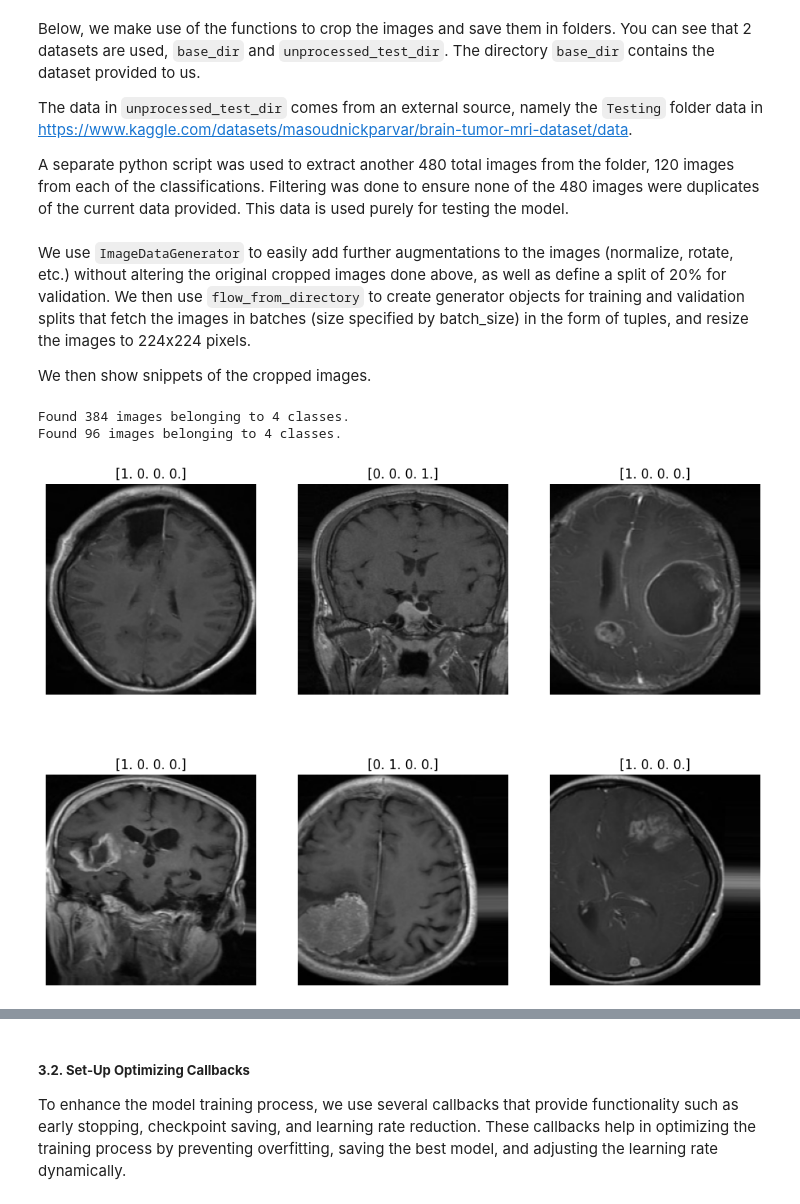
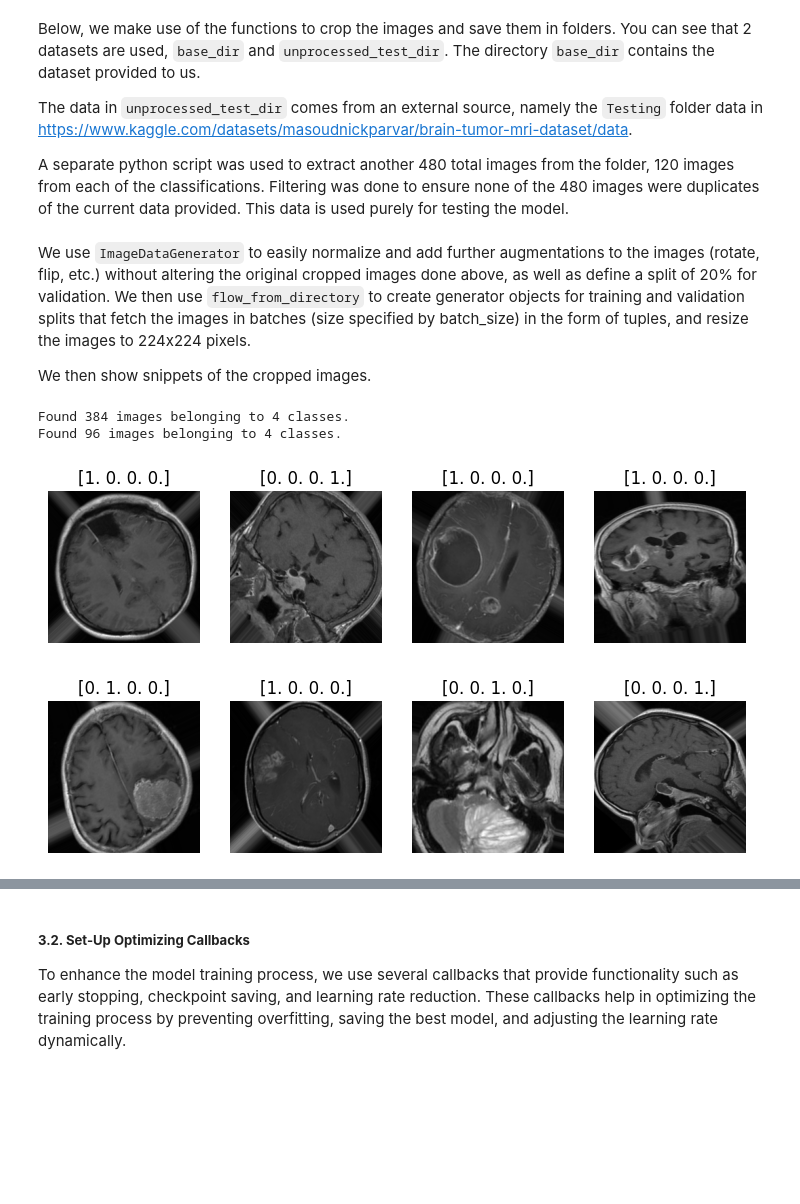
Before and after one commit to JustinLim19/csc3107-group26-p3-ml-brain-mri-classification, a Jupyter notebook: research/Frederick/vgg16.ipynb, the cells around one changed output, grey strips where cells are left out. Saved outputs shown, nothing was run; the diff lists cells and outputs as text; code cells hidden in the pictures; blank space fills up the shorter version.

```diff
--- a/research/Frederick/vgg16.ipynb
+++ b/research/Frederick/vgg16.ipynb
@@ -141,45 +141,43 @@ for cls in classes:
 unprocessed_test_class_paths = [os.path.join(unprocessed_test_dir, cls) for cls in classes]
 crop_img_saver(unprocessed_test_class_paths, save_dir=test_dir)
 # %% [markdown]
-We use `ImageDataGenerator` to easily add further augmentations to the images (normalize, rotate, etc.) without altering the original cropped images done above, as well as define a split of 20% for validation. We then use `flow_from_directory` to create generator objects for training and validation splits that fetch the images in batches (size specified by batch_size) in the form of tuples, and resize the images to 224x224 pixels.
+We use `ImageDataGenerator` to easily normalize and add further augmentations to the images (rotate, flip, etc.) without altering the original cropped images done above, as well as define a split of 20% for validation. We then use `flow_from_directory` to create generator objects for training and validation splits that fetch the images in batches (size specified by batch_size) in the form of tuples, and resize the images to 224x224 pixels.
 
 We then show snippets of the cropped images.
 # %%
 train_data_generator = ImageDataGenerator(rescale=1./255,
                                           rotation_range=45,
-                                          height_shift_range=0.2,
-                                          width_shift_range=0.2,
                                           shear_range=0.2,
                                           zoom_range=0.2,
                                           horizontal_flip=True,
                                           validation_split=0.2)
 
 train_data = train_data_generator.flow_from_directory(data_dir,
                                                       target_size=(224, 224),
                                                       batch_size=16,
                                                       class_mode='categorical',
                                                       subset='training',
                                                       seed=SEED)
 
 validation_data = train_data_generator.flow_from_directory(data_dir,
                                                       target_size=(224, 224),
-                                                      batch_size=16,
+                                                      batch_size=24,
                                                       class_mode='categorical',
                                                       subset='validation',
                                                       seed=SEED)
 
 sample_x, sample_y = next(train_data)
-plt.figure(figsize=(17, 17))
-for i in range(16):
-  plt.subplot(2, 3, i+1)
+plt.figure(figsize=(9, 5))
+for i in range(8):
+  plt.subplot(2, 4, i+1)
   plt.axis('off'), plt.grid(False)
   # sample_img = array_to_img(sample_x[i])
   plt.imshow(array_to_img(sample_x[i]))
   plt.title(sample_y[i])
 # %% [output]
 Found 384 images belonging to 4 classes.
 Found 96 images belonging to 4 classes.
-[figure, old version]
+[figure, new version]
 # %% [markdown]
 ### <ins>3. Model Training</ins>
 ##### **3.1. Load VGG-16 and Build Fully Connected Layers**
```
Also changed, not shown: parts of 8 cells of this notebook.
